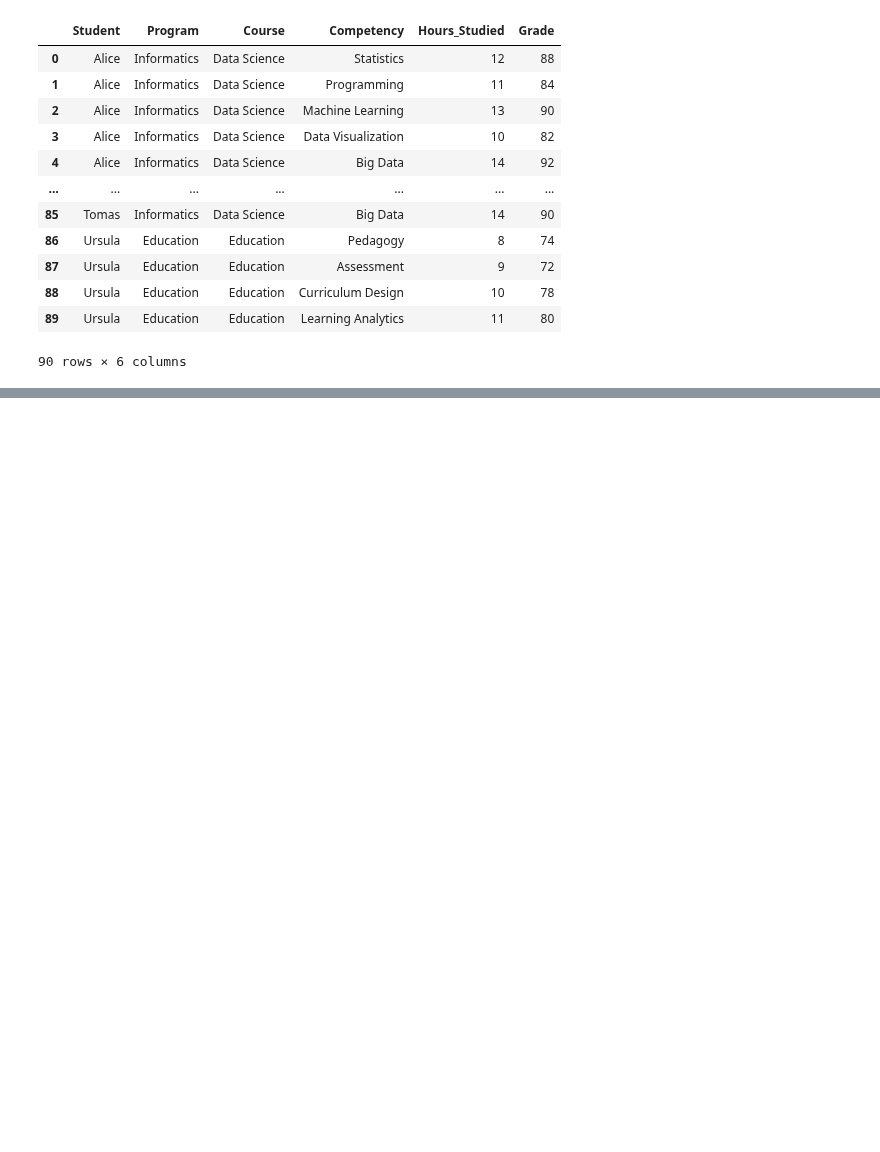
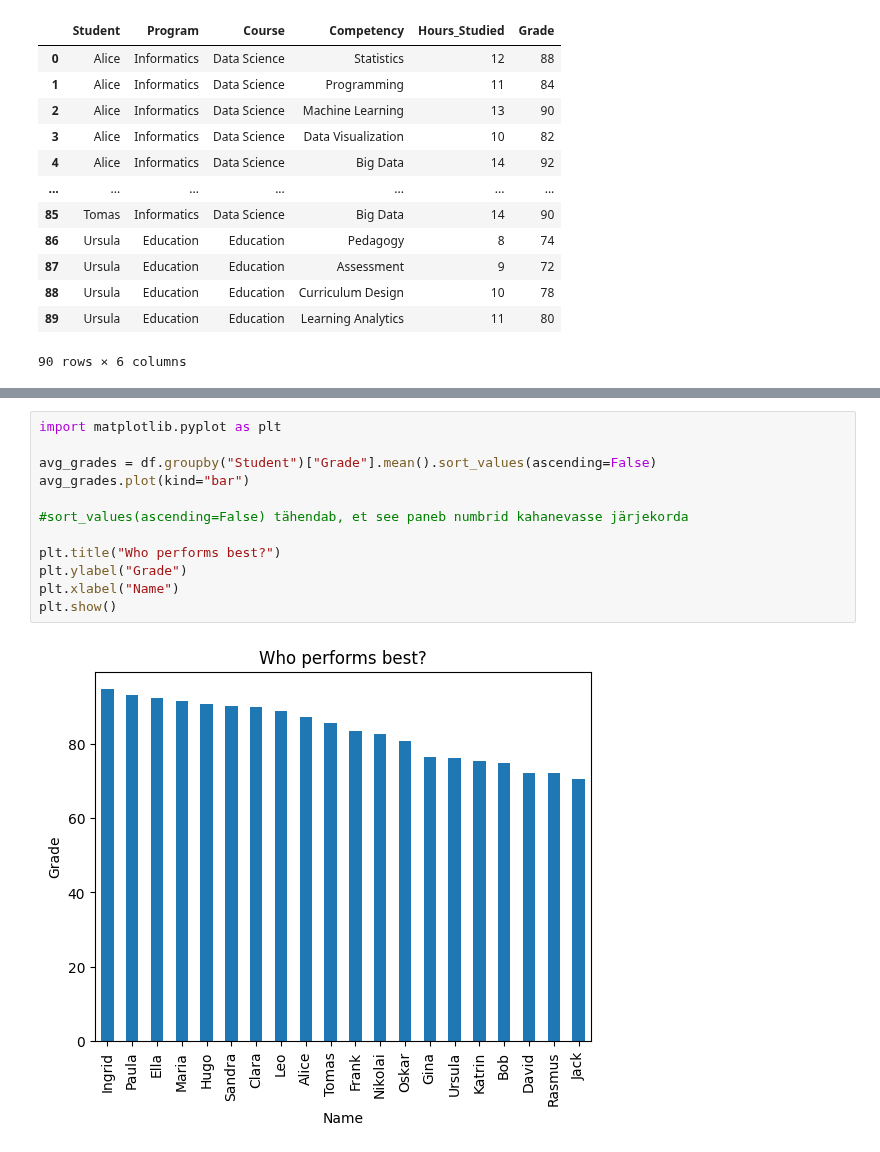
Before and after one commit to MartenJa/dt-2025-data-visualisation, a Jupyter notebook: notebooks/class_work/competencies_analysis.ipynb, the cells around one changed output, grey strips where cells are left out. Cells and saved outputs as stored; diff of their text form; blank space fills up the shorter version.

```diff
--- a/notebooks/class_work/competencies_analysis.ipynb
+++ b/notebooks/class_work/competencies_analysis.ipynb
@@ -39,0 +53,14 @@ df
+# %%
+import matplotlib.pyplot as plt
+
+avg_grades = df.groupby("Student")["Grade"].mean().sort_values(ascending=False)
+avg_grades.plot(kind="bar")
+
+#sort_values(ascending=False) tähendab, et see paneb numbrid kahanevasse järjekorda
+
+plt.title("Who performs best?")
+plt.ylabel("Grade")
+plt.xlabel("Name")
+plt.show()
+# %% [output]
+[figure, added]
```
Also changed, not shown: parts of 5 cells of this notebook, 5 other files.
